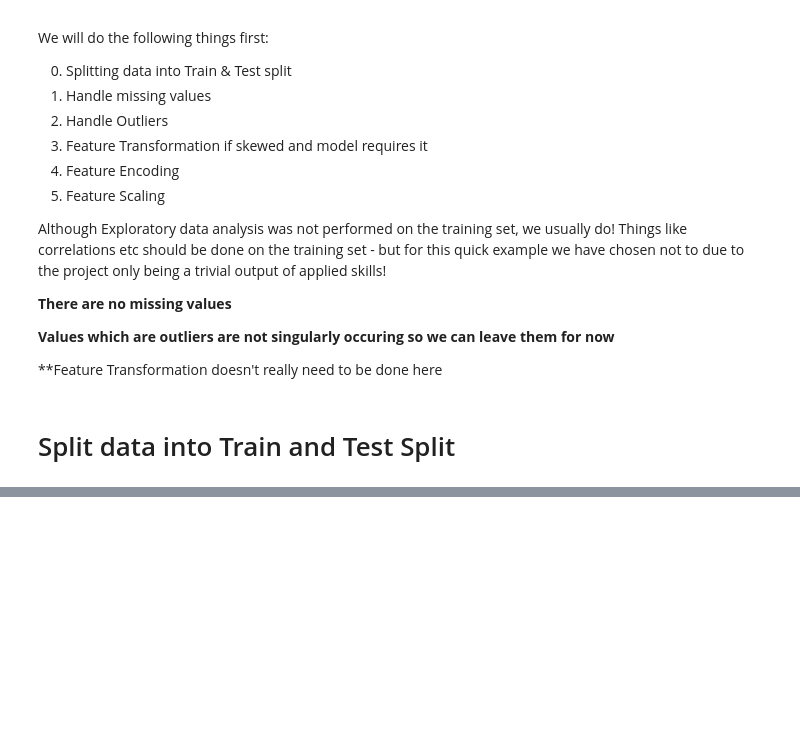
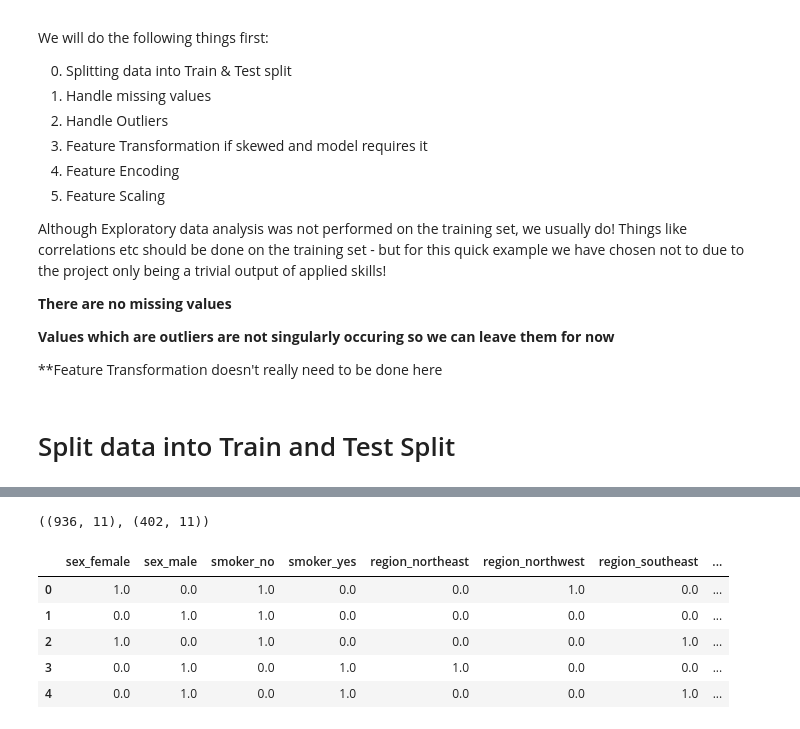
Before and after one commit to AF-datascience/insurance_charges_predictor, a Jupyter notebook: Insurance Predictor Project.ipynb, the cells around one changed output, grey strips where cells are left out. Saved outputs shown, nothing was run; the diff lists cells and outputs as text; code cells hidden in the pictures; blank space fills up the shorter version.

```diff
--- a/Insurance Predictor Project.ipynb
+++ b/Insurance Predictor Project.ipynb
@@ -295,0 +316,16 @@ np.log(df['children'] + 1).plot(kind = "hist")
+# %%
+# categorical columns
+cat_features = ['sex', 'smoker', 'region']
+num_features = ['age', 'bmi','children' ]
+# create the instances
+one_hot = OneHotEncoder(handle_unknown='ignore')
+scaler = StandardScaler()
+# create column transformer
+col_transformer = ColumnTransformer(
+[('one_hot', one_hot, cat_features),
+('scaler', scaler, num_features)],
+remainder="passthrough",
+verbose_feature_names_out=False)
+# %%
+# fit the transformer to the training data only!
+col_transformer.fit(X_train)
@@ -295,0 +340,23 @@ np.log(df['children'] + 1).plot(kind = "hist")
+# %%
+# transform the data for X_train and X_test
+X_train_new = col_transformer.transform(X_train)
+X_test_new = col_transformer.transform(X_test)
+# %%
+# check the shape of the dataframes
+X_train_new.shape, X_test_new.shape
+# these match but we need to get them into a nice dataframe format!
+# %% [output]
+((936, 11), (402, 11))
+# %%
+X_train_new = pd.DataFrame(X_train_new, columns=col_transformer.get_feature_names_out())
+X_test_new = pd.DataFrame(X_test_new, columns = col_transformer.get_feature_names_out())
+# %%
+# check the training head and test head for a quick sanity check
+X_train_new.head()
+# %% [output]
+|  | sex_female | sex_male | smoker_no | smoker_yes | region_northeast | region_northwest | region_southeast | ... |
+| 0 | 1.0 | 0.0 | 1.0 | 0.0 | 0.0 | 1.0 | 0.0 | ... |
+| 1 | 0.0 | 1.0 | 1.0 | 0.0 | 0.0 | 0.0 | 0.0 | ... |
+| 2 | 1.0 | 0.0 | 1.0 | 0.0 | 0.0 | 0.0 | 1.0 | ... |
+| 3 | 0.0 | 1.0 | 0.0 | 1.0 | 1.0 | 0.0 | 0.0 | ... |
+| 4 | 0.0 | 1.0 | 0.0 | 1.0 | 0.0 | 0.0 | 1.0 | ... |
```
Also changed, not shown: parts of 17 cells of this notebook.
